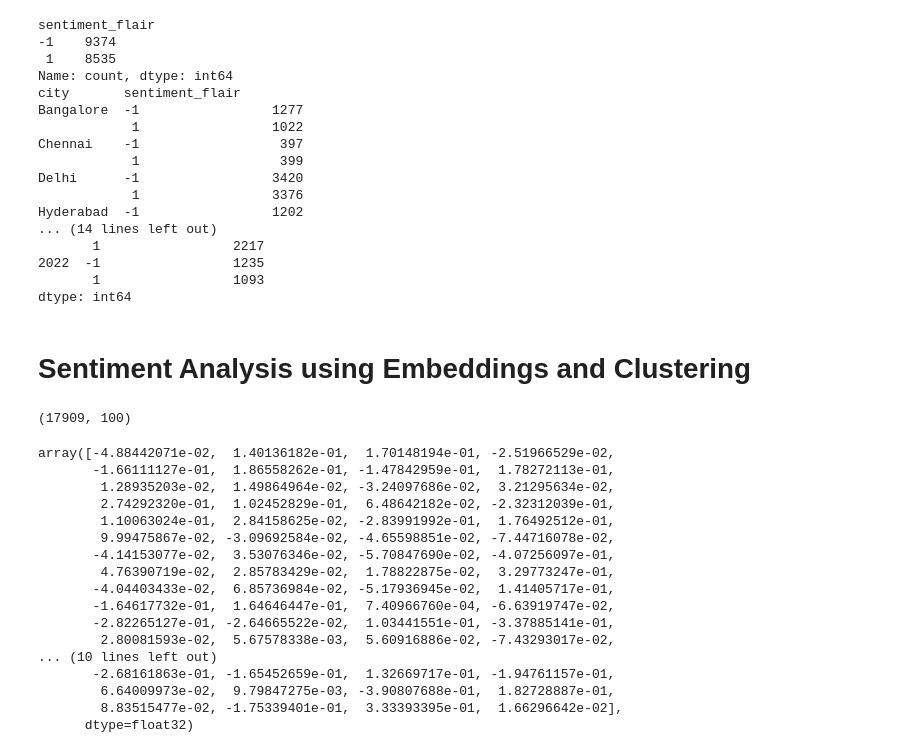
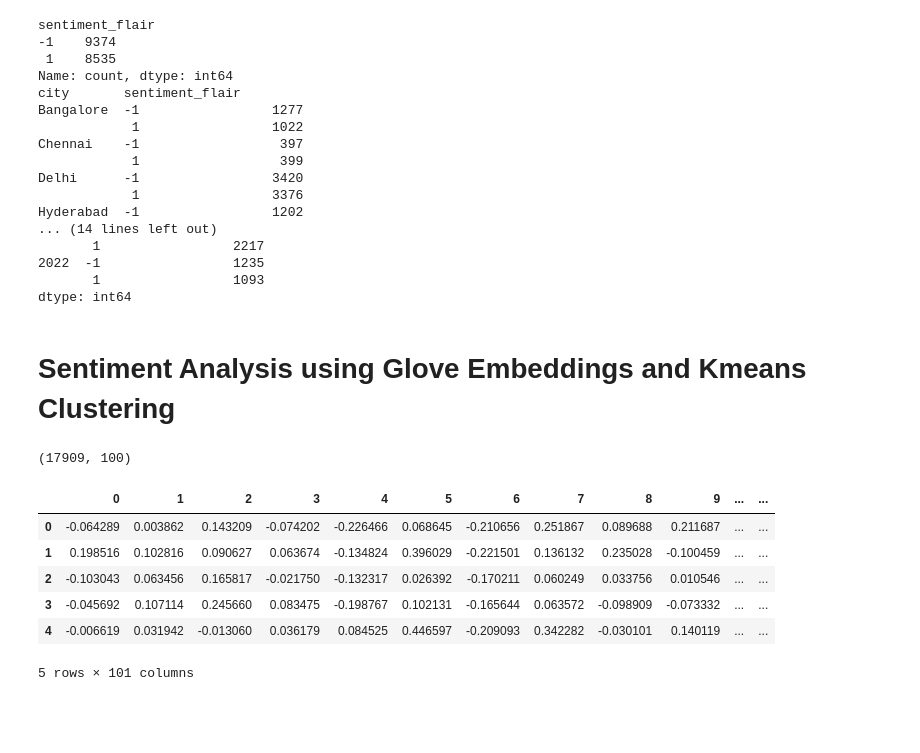
Before and after one commit to arjunality/twitter_data_analysis, a Jupyter notebook: v2/codefiles/data_sentiment_analysis_v2.ipynb, the cells around one changed output. Saved outputs shown, nothing was run; the diff lists cells and outputs as text; code cells hidden in the pictures; blank space fills up the shorter version.

```diff
--- a/v2/codefiles/data_sentiment_analysis_v2.ipynb
+++ b/v2/codefiles/data_sentiment_analysis_v2.ipynb
@@ -85,7 +95,7 @@ Hyderabad  -1                 1202
        1                 1093
 dtype: int64
 # %% [markdown]
-# Sentiment Analysis using Embeddings and Clustering
+# Sentiment Analysis using Glove Embeddings and Kmeans Clustering
 # %%
 s = torch.zeros(0,100)
 
@@ -100,6 +110,16 @@ for tweets in tweets_df.tweet:
 # %%
 tweets_flair_embeddings = s.numpy()
 print(tweets_flair_embeddings.shape)
+tweets_flair_embeddings_df = pd.DataFrame(tweets_flair_embeddings)
+tweets_flair_embeddings_df['id'] = tweets_df.tweet_id
+tweets_flair_embeddings_df.head()
 # %% [output]
 (17909, 100)
+|  | 0 | 1 | 2 | 3 | 4 | 5 | 6 | 7 | 8 | 9 | ... | ... |
+| 0 | -0.064289 | 0.003862 | 0.143209 | -0.074202 | -0.226466 | 0.068645 | -0.210656 | 0.251867 | 0.089688 | 0.211687 | ... | ... |
+| 1 | 0.198516 | 0.102816 | 0.090627 | 0.063674 | -0.134824 | 0.396029 | -0.221501 | 0.136132 | 0.235028 | -0.100459 | ... | ... |
+| 2 | -0.103043 | 0.063456 | 0.165817 | -0.021750 | -0.132317 | 0.026392 | -0.170211 | 0.060249 | 0.033756 | 0.010546 | ... | ... |
+| 3 | -0.045692 | 0.107114 | 0.245660 | 0.083475 | -0.198767 | 0.102131 | -0.165644 | 0.063572 | -0.098909 | -0.073332 | ... | ... |
+| 4 | -0.006619 | 0.031942 | -0.013060 | 0.036179 | 0.084525 | 0.446597 | -0.209093 | 0.342282 | -0.030101 | 0.140119 | ... | ... |
+5 rows × 101 columns
 # %%
@@ -109,20 +129,0 @@ negative_cluster_center = model.cluster_centers_[1]
-# %%
-positive_cluster_center
-# %% [output]
-array([-4.88442071e-02,  1.40136182e-01,  1.70148194e-01, -2.51966529e-02,
-       -1.66111127e-01,  1.86558262e-01, -1.47842959e-01,  1.78272113e-01,
-        1.28935203e-02,  1.49864964e-02, -3.24097686e-02,  3.21295634e-02,
-        2.74292320e-01,  1.02452829e-01,  6.48642182e-02, -2.32312039e-01,
-        1.10063024e-01,  2.84158625e-02, -2.83991992e-01,  1.76492512e-01,
-        9.99475867e-02, -3.09692584e-02, -4.65598851e-02, -7.44716078e-02,
-       -4.14153077e-02,  3.53076346e-02, -5.70847690e-02, -4.07256097e-01,
-        4.76390719e-02,  2.85783429e-02,  1.78822875e-02,  3.29773247e-01,
-       -4.04403433e-02,  6.85736984e-02, -5.17936945e-02,  1.41405717e-01,
-       -1.64617732e-01,  1.64646447e-01,  7.40966760e-04, -6.63919747e-02,
-       -2.82265127e-01, -2.64665522e-02,  1.03441551e-01, -3.37885141e-01,
-        2.80081593e-02,  5.67578338e-03,  5.60916886e-02, -7.43293017e-02,
-... (10 lines left out)
-       -2.68161863e-01, -1.65452659e-01,  1.32669717e-01, -1.94761157e-01,
-        6.64009973e-02,  9.79847275e-03, -3.90807688e-01,  1.82728887e-01,
-        8.83515477e-02, -1.75339401e-01,  3.33393395e-01,  1.66296642e-02],
-      dtype=float32)
```
Also changed, not shown: parts of 21 cells of this notebook, 3 other files.
